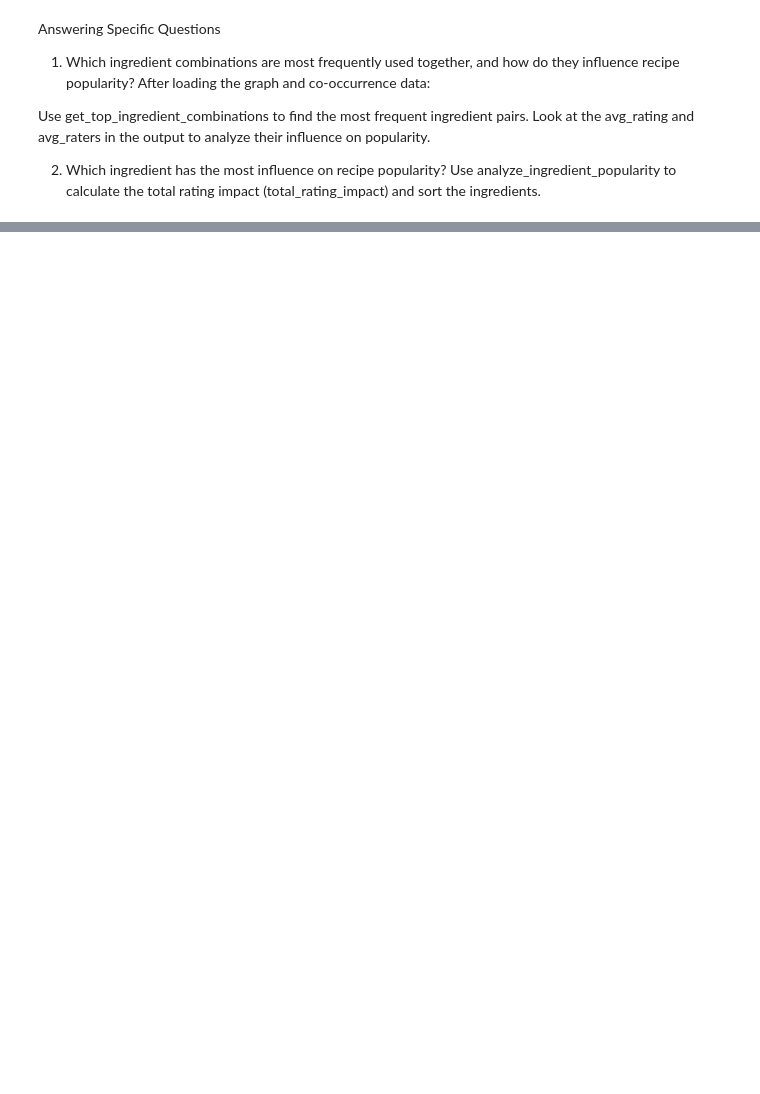
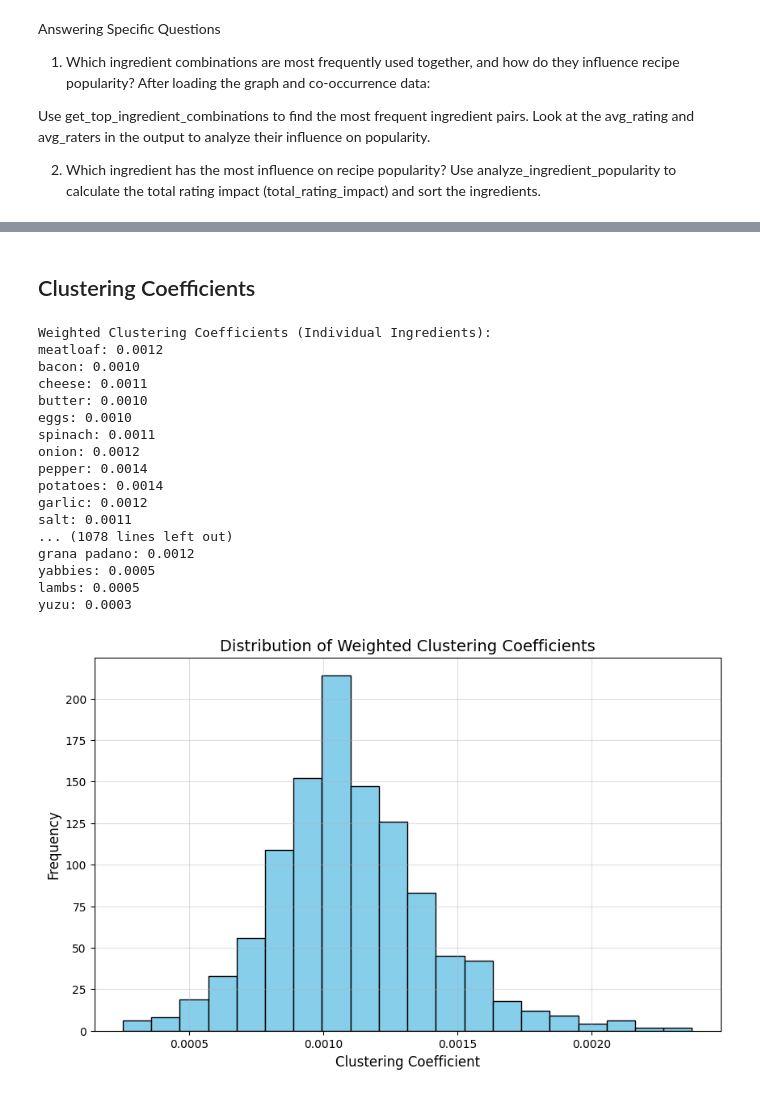
Before and after one commit to annanasz/NS_Group_Project, a Jupyter notebook: ingredients_analysis.ipynb, the cells around one changed output, grey strips where cells are left out. Drawn from its saved outputs; the diff is of its cells as text; code cells hidden in the pictures; blank space fills up the shorter version.

```diff
--- a/ingredients_analysis.ipynb
+++ b/ingredients_analysis.ipynb
@@ -335,0 +505,60 @@ Top Ingredients by Degree Centrality:
+# %% [markdown]
+## Clustering Coefficients
+# %%
+def calculate_weighted_clustering(ingredient_graph, ingredient_types=None):
+    clustering_coeffs = nx.clustering(ingredient_graph, weight='weight')
+
+    print("Weighted Clustering Coefficients (Individual Ingredients):")
+    for ingredient, coeff in clustering_coeffs.items():
+        print(f"{ingredient}: {coeff:.4f}")
+
+    if ingredient_types:
+        type_clustering = defaultdict(list)
+        for ingredient, coeff in clustering_coeffs.items():
+            ingredient_type = ingredient_types.get(ingredient, "Unknown")
+            type_clustering[ingredient_type].append(coeff)
+
+        clustering_by_type = {
+            ingredient_type: sum(coeffs) / len(coeffs) if coeffs else 0
+            for ingredient_type, coeffs in type_clustering.items()
+        }
+
+        print("\nAverage Weighted Clustering Coefficients by Ingredient Type:")
+        for ingredient_type, avg_coeff in clustering_by_type.items():
+            print(f"{ingredient_type}: {avg_coeff:.4f}")
+
+        return clustering_by_type
+
+    return clustering_coeffs
+# %%
+def plot_clustering_histogram(clustering_coeffs):
+    plt.figure(figsize=(10, 6))
+    plt.hist(clustering_coeffs.values(), bins=20, color='skyblue', edgecolor='black')
+    plt.title("Distribution of Weighted Clustering Coefficients", fontsize=14)
+    plt.xlabel("Clustering Coefficient", fontsize=12)
+    plt.ylabel("Frequency", fontsize=12)
+    plt.grid(alpha=0.4)
+    plt.show()
+
+clustering_coeffs = calculate_weighted_clustering(ingredient_graph)
+
+plot_clustering_histogram(clustering_coeffs)
+# %% [output]
+Weighted Clustering Coefficients (Individual Ingredients):
+meatloaf: 0.0012
+bacon: 0.0010
+cheese: 0.0011
+butter: 0.0010
+eggs: 0.0010
+spinach: 0.0011
+onion: 0.0012
+pepper: 0.0014
+potatoes: 0.0014
+garlic: 0.0012
+salt: 0.0011
+... (1078 lines left out)
+grana padano: 0.0012
+yabbies: 0.0005
+lambs: 0.0005
+yuzu: 0.0003
+[figure, added]
```
Also changed, not shown: parts of 39 cells of this notebook.
